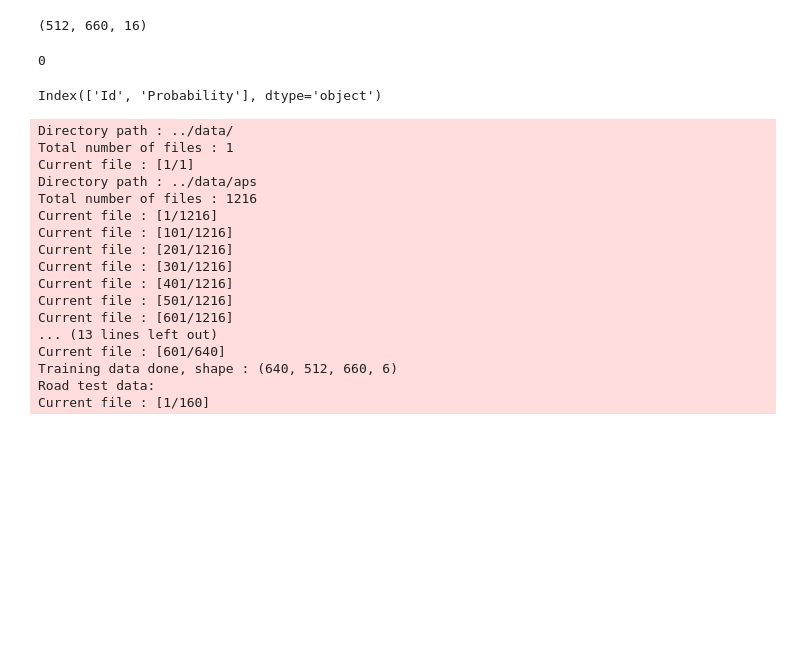
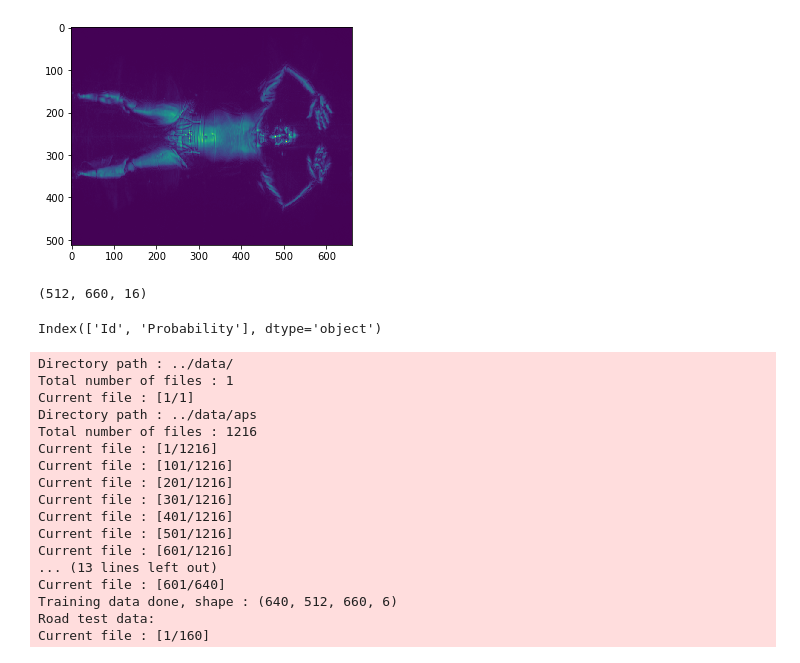
Before and after one commit to luzengxiang/CISC879_Project, a Jupyter notebook: src/read data.ipynb, the cells around one changed output. Drawn from its saved outputs; the diff is of its cells as text; code cells hidden in the pictures; blank space fills up the shorter version.

Commit message:
'train_result'

```diff
--- a/src/read data.ipynb
+++ b/src/read data.ipynb
@@ -26,16 +30,16 @@ file1 = "0043db5e8c819bffc15261b1f1ac5e42.aps"
 file2 = "00360f79fd6e02781457eda48f85da90.aps"
 lib.PrintImg.save_images("../sample_data/"+file2,"../sample_image/"+file2)
 # %%
-data = lib.DataInput.read_data("../sample_data/"+file2)
-data.shape
+data = convert_to_grayscale(lib.DataInput.read_data("../sample_data/"+file2))
-# %% [output]
-(512, 660, 16)
-# %%
-X_train = 1
-X_test = 2
-gc.collect()
-# %% [output]
-0
+# %%
+plt.imshow(data[:,:,0])
+plt.show()
+# %% [output]
+[figure, added]
+# %%
+data.shape
+# %% [output]
+(512, 660, 16)
 # %%
 import pandas as pd
 data_label = pd.read_csv("../data/stage1_labels.csv")
```
Also changed, not shown: parts of 21 cells of this notebook, 48 other files.
